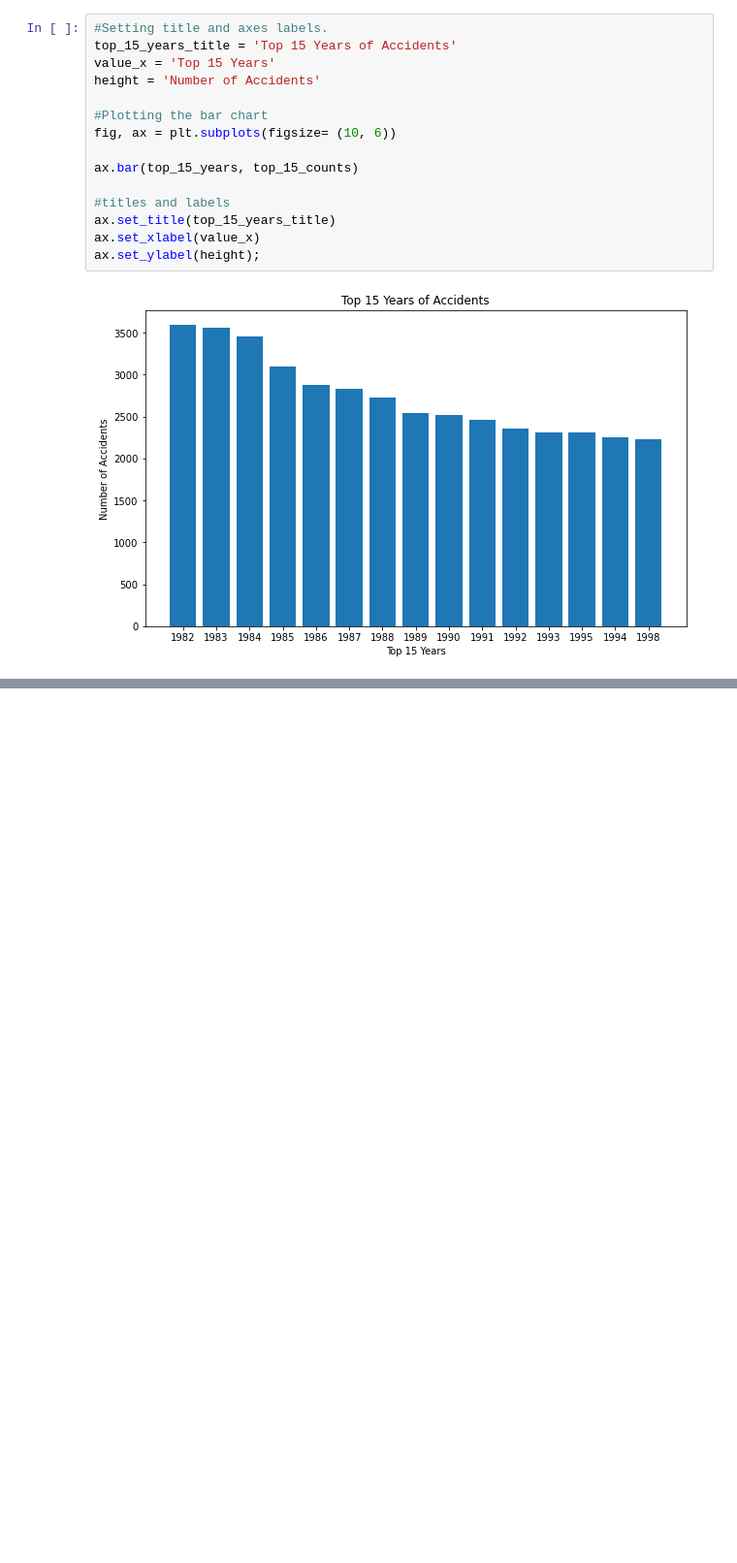
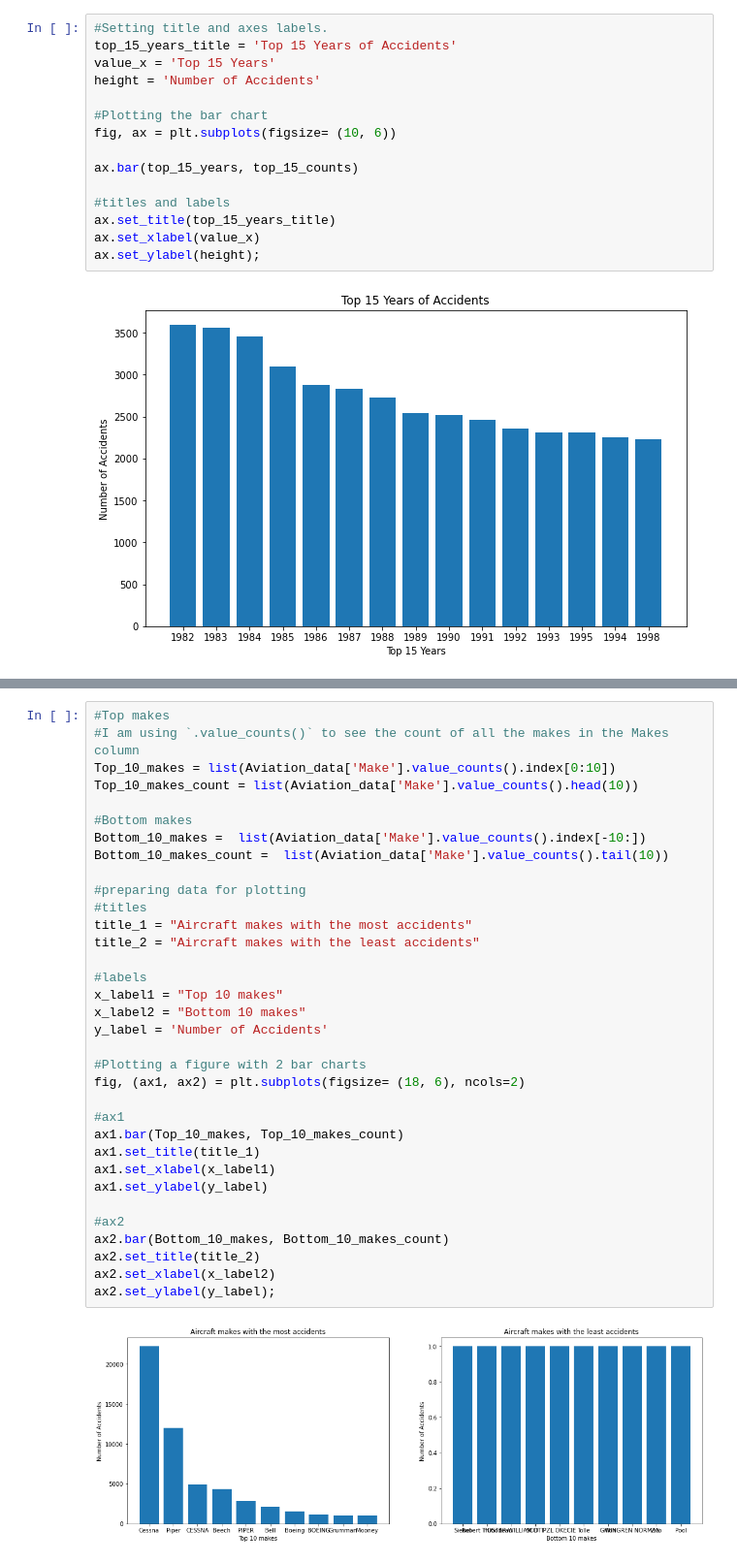
Before and after one commit to Assesa44/Phase1_project, a Jupyter notebook: notebook.ipynb, the cells around one changed output, grey strips where cells are left out. Shown at 97% size. Cells and saved outputs as stored; diff of their text form; blank space fills up the shorter version.

```diff
--- a/notebook.ipynb
+++ b/notebook.ipynb
@@ -231,0 +352,36 @@ In the chart, From 1982, the industry saw minimal but steady drop in aircraft ac
+# %%
+#Top makes
+#I am using `.value_counts()` to see the count of all the makes in the Makes column
+Top_10_makes = list(Aviation_data['Make'].value_counts().index[0:10])
+Top_10_makes_count = list(Aviation_data['Make'].value_counts().head(10))
+
+#Bottom makes
+Bottom_10_makes =  list(Aviation_data['Make'].value_counts().index[-10:])
+Bottom_10_makes_count =  list(Aviation_data['Make'].value_counts().tail(10))
+
+#preparing data for plotting
+#titles
+title_1 = "Aircraft makes with the most accidents"
+title_2 = "Aircraft makes with the least accidents"
+
+#labels
+x_label1 = "Top 10 makes"
+x_label2 = "Bottom 10 makes"
+y_label = 'Number of Accidents'
+
+#Plotting a figure with 2 bar charts
+fig, (ax1, ax2) = plt.subplots(figsize= (18, 6), ncols=2)
+
+#ax1
+ax1.bar(Top_10_makes, Top_10_makes_count)
+ax1.set_title(title_1)
+ax1.set_xlabel(x_label1)
+ax1.set_ylabel(y_label)
+
+#ax2
+ax2.bar(Bottom_10_makes, Bottom_10_makes_count)
+ax2.set_title(title_2)
+ax2.set_xlabel(x_label2)
+ax2.set_ylabel(y_label);
+# %% [output]
+[figure, added]
```
Also changed, not shown: parts of 19 cells of this notebook.
